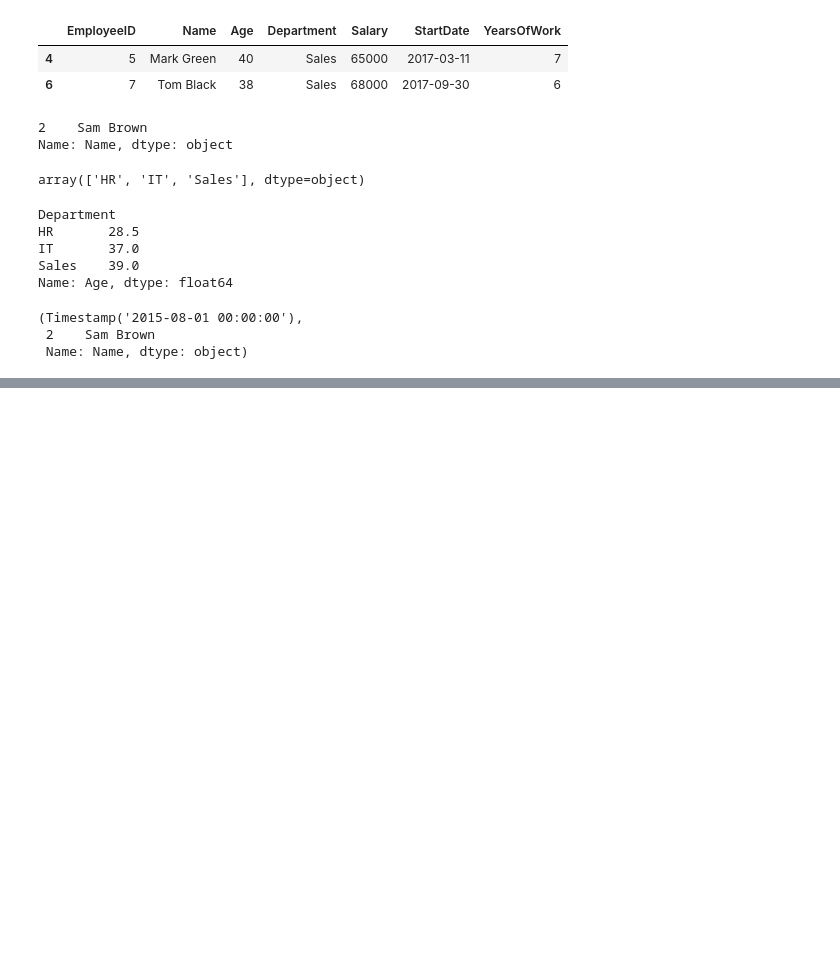
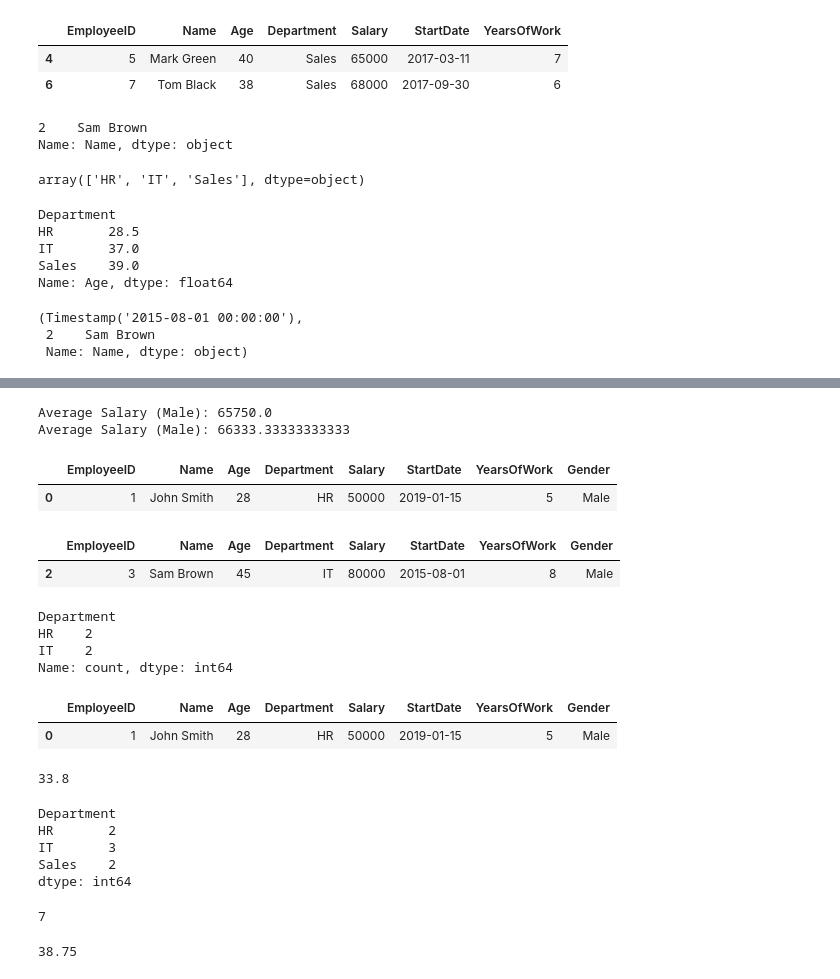
Before and after one commit to Poitreqm/Data_Task, a Jupyter notebook: Employee_exc_3/employee_exc_3.ipynb, the cells around one changed output, grey strips where cells are left out. Saved outputs shown, nothing was run; the diff lists cells and outputs as text; code cells hidden in the pictures; blank space fills up the shorter version.

```diff
--- a/Employee_exc_3/employee_exc_3.ipynb
+++ b/Employee_exc_3/employee_exc_3.ipynb
@@ -161,0 +195,51 @@ min(de.groupby("StartDate")["Name"])
+# %%
+m = de[de["Gender"] == "Male"]["Salary"].mean()
+f = de[de["Gender"] == "Female"]["Salary"].mean()
+res = m / f
+res
+# %% [output]
+Average Salary (Male): 65750.0
+Average Salary (Male): 66333.33333333333
+# %%
+de[de["Age"] == min(de["Age"])]
+# %% [output]
+|  | EmployeeID | Name | Age | Department | Salary | StartDate | YearsOfWork | Gender |
+| 0 | 1 | John Smith | 28 | HR | 50000 | 2019-01-15 | 5 | Male |
+# %%
+de[de["Age"] == max(de["Age"])]
+# %% [output]
+|  | EmployeeID | Name | Age | Department | Salary | StartDate | YearsOfWork | Gender |
+| 2 | 3 | Sam Brown | 45 | IT | 80000 | 2015-08-01 | 8 | Male |
+# %%
+r = de[de["Age"] < 35]
+r["Department"].value_counts()
+# %% [output]
+Department
+HR    2
+IT    2
+Name: count, dtype: int64
+# %%
+de[de["Name"].str.split().str[-1].str.startswith("S")]
+# %% [output]
+|  | EmployeeID | Name | Age | Department | Salary | StartDate | YearsOfWork | Gender |
+| 0 | 1 | John Smith | 28 | HR | 50000 | 2019-01-15 | 5 | Male |
+# %%
+de[de["StartDate"].dt.year > 2016]["Age"].mean()
+# %% [output]
+33.8
+# %%
+de.groupby("Department").size()
+# %% [output]
+Department
+HR       2
+IT       3
+Sales    2
+dtype: int64
+# %%
+len(de[de["Name"].apply(lambda x: len(x.split()) == 2)])
+# %% [output]
+7
+# %%
+de[de["StartDate"].dt.year < 2018]["Age"].mean()
+# %% [output]
+38.75
```
Also changed, not shown: parts of 5 cells of this notebook.
